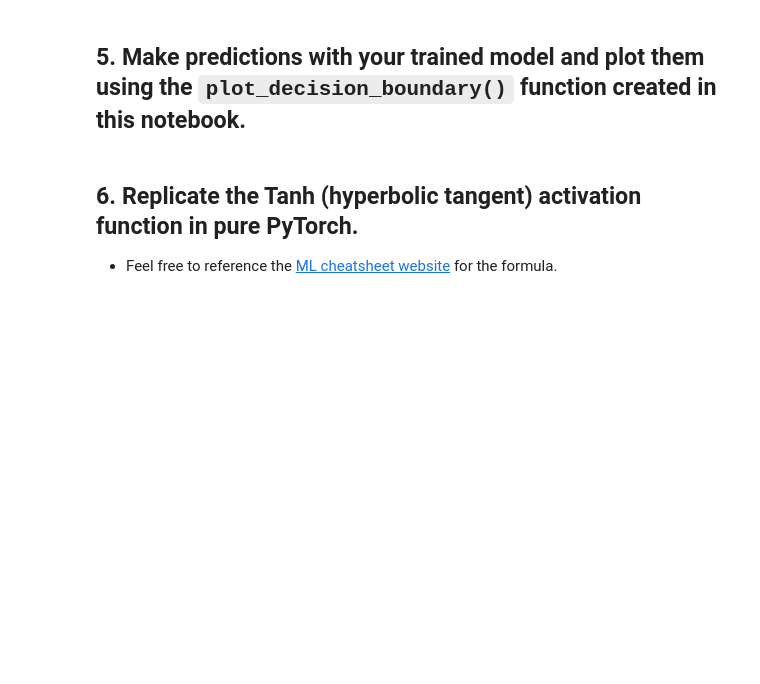
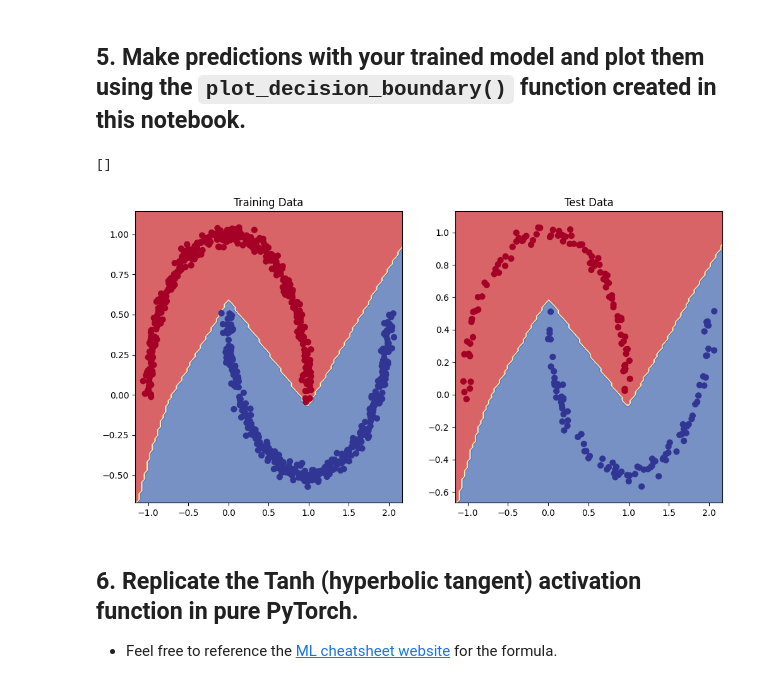
Before and after one commit to Datanerd97/PyTorch, a Jupyter notebook: extras/exercises/02_pytorch_classification_exercises.ipynb, the cells around one changed output. Drawn from its saved outputs; the diff is of its cells as text; code cells hidden in the pictures; blank space fills up the shorter version.

```diff
--- a/extras/exercises/02_pytorch_classification_exercises.ipynb
+++ b/extras/exercises/02_pytorch_classification_exercises.ipynb
@@ -53,19 +94,30 @@ from torch import nn
 # Inherit from nn.Module to make a model capable of fitting the mooon data
 class MoonModelV0(nn.Module):
     ## Your code here ##
+    def __init__(self):
+      super().__init__()
+
+      ## Create our layers
+      self.layer_1 = nn.Linear(in_features = 2, out_features=10)
+      self.layer_2 = nn.Linear(in_features = 10,out_features = 10)
+      self.layer_3 = nn.Linear(in_features = 10,out_features = 1)
+      self.relu = nn.ReLU() ## popular non-Linear function                                                           A relu is a popular non-linear function where if the input is negative it turns to 0 otherwise it returns the value
 
     def forward(self, x):
         ## Your code here ##
-        return
+        return  self.layer_3(self.relu(self.layer_2(self.relu(self.layer_1(x)))))
 
 # Instantiate the model
 ## Your code here ##
+model_0 = MoonModelV0()
 # %% [markdown]
 ## 3. Setup a binary classification compatible loss function and optimizer to use when training the model built in 2.
 # %%
 # Setup loss function
+loss_fn = nn.BCEWithLogitsLoss()
 
 # Setup optimizer to optimize model's parameters
+optimizer = torch.optim.SGD(model_0.parameters(),lr = 0.1)
 # %% [markdown]
 ## 4. Create a training and testing loop to fit the model you created in 2 to the data you created in 1.
   * Do a forward pass of the model to see what's coming out in the form of logits, prediction probabilities and labels.
@@ -75,15 +127,17 @@ class MoonModelV0(nn.Module):
 # %%
 # What's coming out of our model?
 
+# Here we just print out the first values to save space..
+y_logits = model_0(X_train).squeeze()
 # logits (raw outputs of model)
-print("Logits:")
+print(f'Logits: {y_logits[0]}')
 ## Your code here ##
-
+y_pred = torch.sigmoid(y_logits)
 # Prediction probabilities
-print("Pred probs:")
+print(f'Pred probs: {y_pred[0]}')
 ## Your code here ##
-
+y_labels = torch.round(y_pred)
 # Prediction labels
-print("Pred labels:")
+print(f'Pred labels: {y_labels[0]}')
 ## Your code here ##
 # %% [output]
@@ -96,5 +150,5 @@ Pred labels:
 from torchmetrics import Accuracy
 
 ## TODO: Uncomment this code to use the Accuracy function
-# acc_fn = Accuracy(task="multiclass", num_classes=2).to(device) # send accuracy function to device
-# acc_fn
+acc_fn = Accuracy(task="multiclass", num_classes=2).to(device) # send accuracy function to device
+acc_fn
@@ -192,3 +261,16 @@ def plot_decision_boundary(model, X, y):
+# %%
+# Plot decision boundaries for training and test sets
+plt.figure(figsize = (12,6))
+plt.subplot(1,2,1)
+plt.title("Training Data")
+plot_decision_boundary(model_0,X_train,y_train)
+plt.subplot(1,2,2)
+plt.title("Test Data")
+plot_decision_boundary(model_0,X_test,y_test)
+plt.plot()
+# %% [output]
+[]
+[figure, added]
 # %% [markdown]
 ## 6. Replicate the Tanh (hyperbolic tangent) activation function in pure PyTorch.
   * Feel free to reference the [ML cheatsheet website](https://ml-cheatsheet.readthedocs.io/en/latest/activation_functions.html#tanh) for the formula.
```
Also changed, not shown: parts of 13 cells of this notebook.
